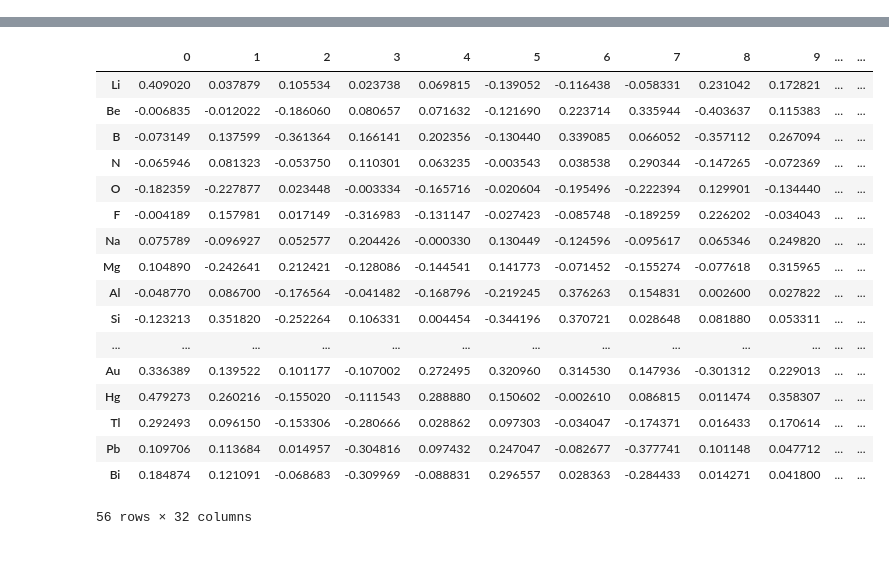
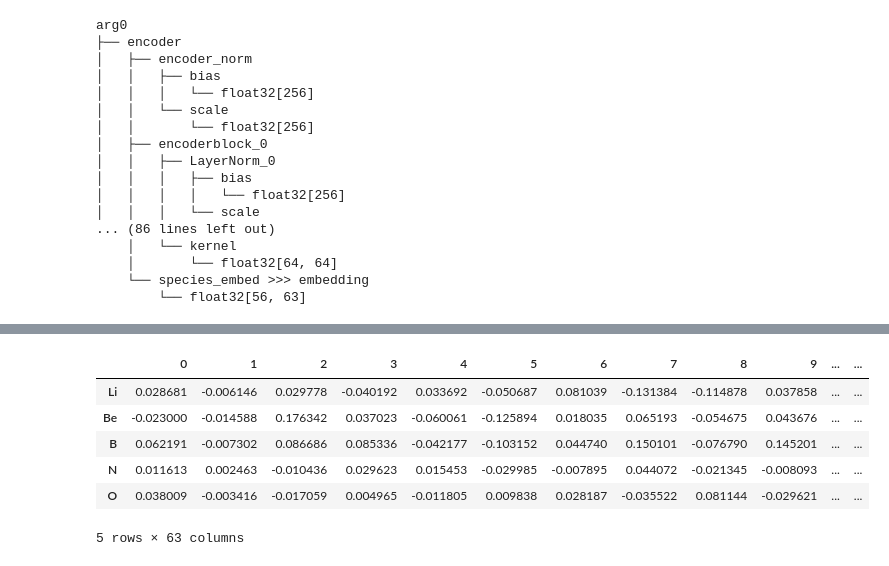
Before and after one commit to nicholas-miklaucic/avid, a Jupyter notebook: notebooks/embedding-visual.ipynb, the cells around one changed output, grey strips where cells are left out. Saved outputs shown, nothing was run; the diff lists cells and outputs as text; code cells hidden in the pictures.

```diff
--- a/notebooks/embedding-visual.ipynb
+++ b/notebooks/embedding-visual.ipynb
@@ -19,11 +21,11 @@ import pyrallis
 from avid.config import MainConfig
 import orbax.checkpoint as ocp
 
-from avid.e_form_predictor import TrainingRun
+from avid.training_state import TrainingRun
 from avid.checkpointing import best_ckpt
 
 # run_dir = Path('logs') / '03-17:45_918'
-run_dir = Path('logs') / 'e_form_mae_481'
+run_dir = Path('logs') / 'e_form_no_downsample_564'
 
 with open(run_dir / 'config.toml') as conf_file:
     config = pyrallis.cfgparsing.load(MainConfig, conf_file)
@@ -37,32 +65,39 @@ debug_structure(ckpt['state']);
 # %%
 params = ckpt['state']['params']['params']
 debug_structure(params);
+# %% [output]
+arg0
+├── encoder
+│   ├── encoder_norm
+│   │   ├── bias
+│   │   │   └── float32[256]
+│   │   └── scale
+│   │       └── float32[256]
+│   ├── encoderblock_0
+│   │   ├── LayerNorm_0
+│   │   │   ├── bias
+│   │   │   │   └── float32[256]
+│   │   │   └── scale
+... (86 lines left out)
+    │   └── kernel
+    │       └── float32[64, 64]
+    └── species_embed >>> embedding
+        └── float32[56, 63]
 # %%
 from avid.utils import ELEM_VALS
-spec_emb = params['SpeciesEmbed_0']['species_embed']['embedding']
+spec_emb = params['spec_embed']['species_embed']['species_embed']['embedding']
 
 spec_df = pd.DataFrame(spec_emb, index=ELEM_VALS)
-spec_df
+spec_df.head()
 # %% [output]
 [interactive output not drawn]
 |  | 0 | 1 | 2 | 3 | 4 | 5 | 6 | 7 | 8 | 9 | ... | ... |
-| Li | 0.409020 | 0.037879 | 0.105534 | 0.023738 | 0.069815 | -0.139052 | -0.116438 | -0.058331 | 0.231042 | 0.172821 | ... | ... |
-| Be | -0.006835 | -0.012022 | -0.186060 | 0.080657 | 0.071632 | -0.121690 | 0.223714 | 0.335944 | -0.403637 | 0.115383 | ... | ... |
-| B | -0.073149 | 0.137599 | -0.361364 | 0.166141 | 0.202356 | -0.130440 | 0.339085 | 0.066052 | -0.357112 | 0.267094 | ... | ... |
-| N | -0.065946 | 0.081323 | -0.053750 | 0.110301 | 0.063235 | -0.003543 | 0.038538 | 0.290344 | -0.147265 | -0.072369 | ... | ... |
-| O | -0.182359 | -0.227877 | 0.023448 | -0.003334 | -0.165716 | -0.020604 | -0.195496 | -0.222394 | 0.129901 | -0.134440 | ... | ... |
-| F | -0.004189 | 0.157981 | 0.017149 | -0.316983 | -0.131147 | -0.027423 | -0.085748 | -0.189259 | 0.226202 | -0.034043 | ... | ... |
-| Na | 0.075789 | -0.096927 | 0.052577 | 0.204426 | -0.000330 | 0.130449 | -0.124596 | -0.095617 | 0.065346 | 0.249820 | ... | ... |
-| Mg | 0.104890 | -0.242641 | 0.212421 | -0.128086 | -0.144541 | 0.141773 | -0.071452 | -0.155274 | -0.077618 | 0.315965 | ... | ... |
-| Al | -0.048770 | 0.086700 | -0.176564 | -0.041482 | -0.168796 | -0.219245 | 0.376263 | 0.154831 | 0.002600 | 0.027822 | ... | ... |
-| Si | -0.123213 | 0.351820 | -0.252264 | 0.106331 | 0.004454 | -0.344196 | 0.370721 | 0.028648 | 0.081880 | 0.053311 | ... | ... |
-| ... | ... | ... | ... | ... | ... | ... | ... | ... | ... | ... | ... | ... |
-| Au | 0.336389 | 0.139522 | 0.101177 | -0.107002 | 0.272495 | 0.320960 | 0.314530 | 0.147936 | -0.301312 | 0.229013 | ... | ... |
-| Hg | 0.479273 | 0.260216 | -0.155020 | -0.111543 | 0.288880 | 0.150602 | -0.002610 | 0.086815 | 0.011474 | 0.358307 | ... | ... |
-| Tl | 0.292493 | 0.096150 | -0.153306 | -0.280666 | 0.028862 | 0.097303 | -0.034047 | -0.174371 | 0.016433 | 0.170614 | ... | ... |
-| Pb | 0.109706 | 0.113684 | 0.014957 | -0.304816 | 0.097432 | 0.247047 | -0.082677 | -0.377741 | 0.101148 | 0.047712 | ... | ... |
-| Bi | 0.184874 | 0.121091 | -0.068683 | -0.309969 | -0.088831 | 0.296557 | 0.028363 | -0.284433 | 0.014271 | 0.041800 | ... | ... |
+| Li | 0.028681 | -0.006146 | 0.029778 | -0.040192 | 0.033692 | -0.050687 | 0.081039 | -0.131384 | -0.114878 | 0.037858 | ... | ... |
+| Be | -0.023000 | -0.014588 | 0.176342 | 0.037023 | -0.060061 | -0.125894 | 0.018035 | 0.065193 | -0.054675 | 0.043676 | ... | ... |
+| B | 0.062191 | -0.007302 | 0.086686 | 0.085336 | -0.042177 | -0.103152 | 0.044740 | 0.150101 | -0.076790 | 0.145201 | ... | ... |
+| N | 0.011613 | 0.002463 | -0.010436 | 0.029623 | 0.015453 | -0.029985 | -0.007895 | 0.044072 | -0.021345 | -0.008093 | ... | ... |
+| O | 0.038009 | -0.003416 | -0.017059 | 0.004965 | -0.011805 | 0.009838 | 0.028187 | -0.035522 | 0.081144 | -0.029621 | ... | ... |
-56 rows × 32 columns
+5 rows × 63 columns
 # %%
 sns.clustermap(spec_df.T.corr(), xticklabels=1, yticklabels=1, cmap='rho_diverging', center=0)
 # %% [output]
```
Also changed, not shown: parts of 9 cells of this notebook, 27 other files.
